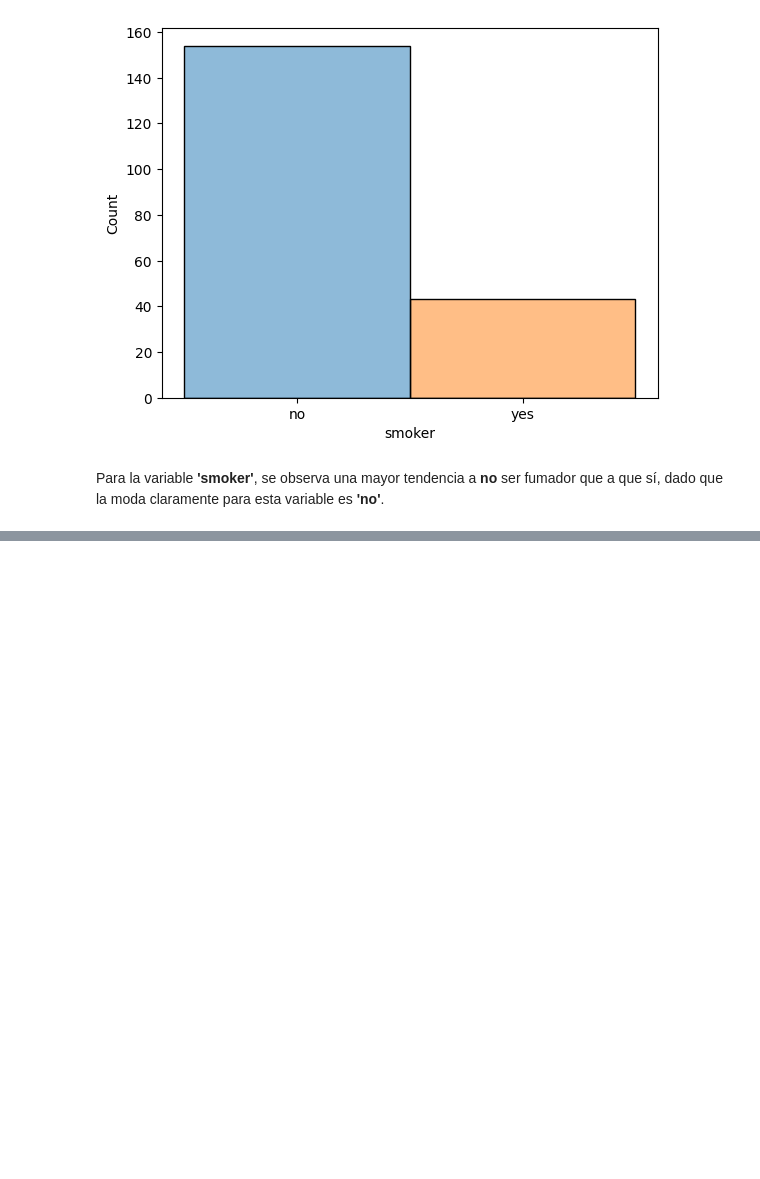
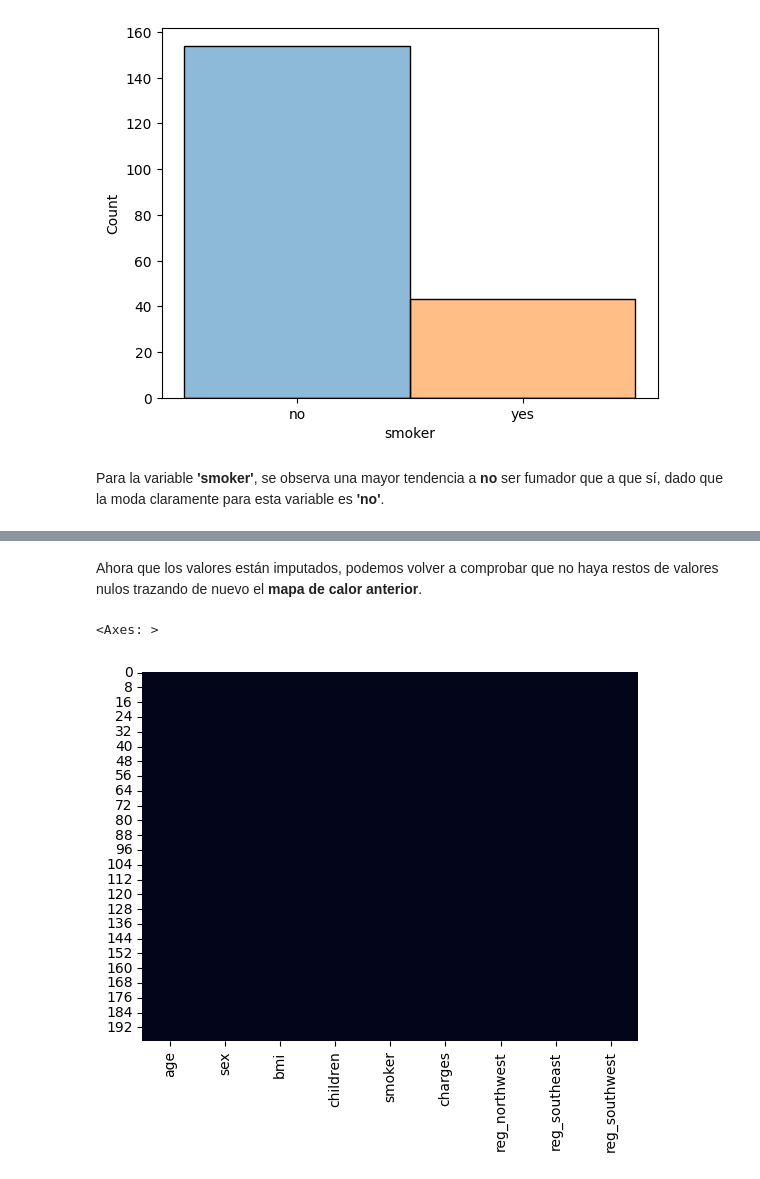
Before and after one commit to m0xn/ensurance-lr, a Jupyter notebook: actividades/proyecto-final.ipynb, the cells around one changed output, grey strips where cells are left out. Cells and saved outputs as stored; diff of their text form; code cells hidden in the pictures; blank space fills up the shorter version.

```diff
--- a/actividades/proyecto-final.ipynb
+++ b/actividades/proyecto-final.ipynb
@@ -152,0 +219,16 @@ Para la variable **'smoker'**, se observa una mayor tendencia a **no** ser fumad
+# %%
+# Imputación de las variables numéricas discretas
+df['sex'].fillna(value=df['sex'].mode()[0], inplace=True)
+df['smoker'].fillna(value=df['smoker'].mode()[0], inplace=True)
+df['children'].fillna(value=df['children'].mode()[0], inplace=True)
+# %%
+# Imputación de las variables numéricas continuas
+df['age'].fillna(value=df['age'].mean(), inplace=True)
+df['bmi'].fillna(value=df['bmi'].mean(), inplace=True)
+# %% [markdown]
+Ahora que los valores están imputados, podemos volver a comprobar que no haya restos de valores nulos trazando de nuevo el **mapa de calor anterior**.
+# %%
+heatmap(df.isnull(), cbar=False)
+# %% [output]
+<Axes: >
+[figure, added]
```
Also changed, not shown: parts of 24 cells of this notebook.
